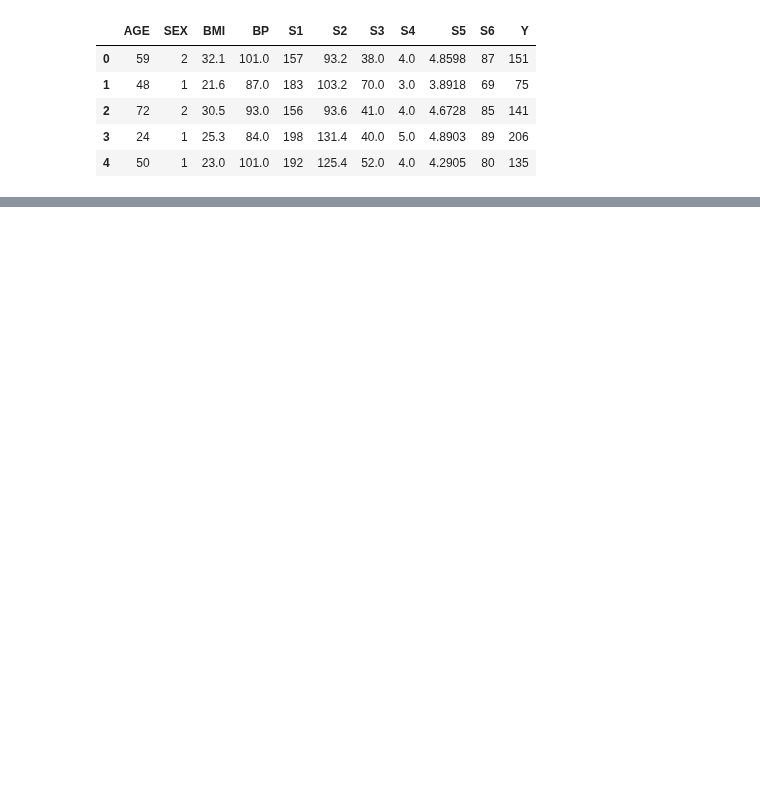
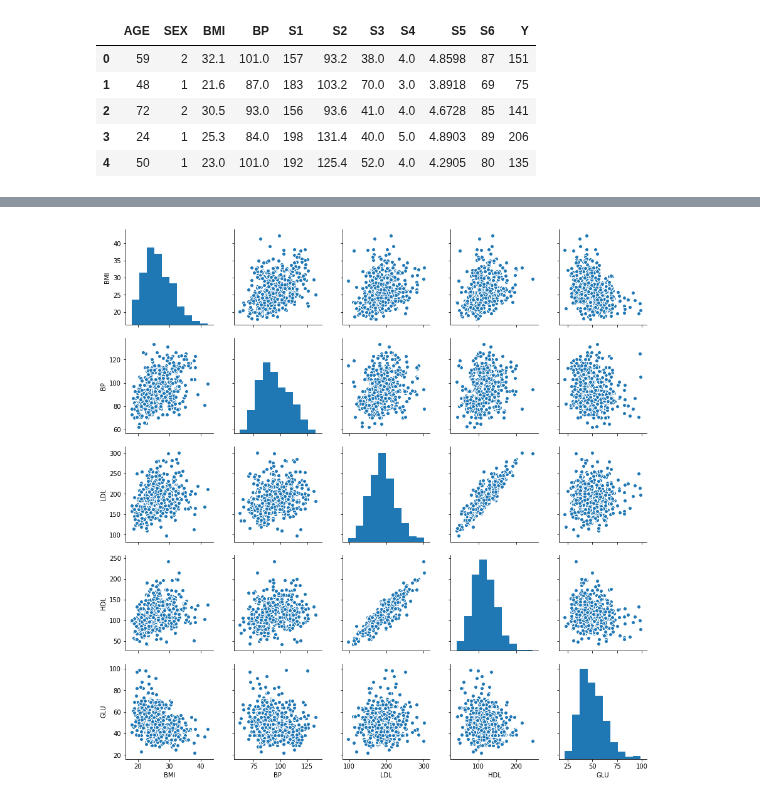
Before and after one commit to LucasSugi/data-science, a Jupyter notebook: pratica_3/pratica_3_9293286_9293251.ipynb, the cells around one changed output, grey strips where cells are left out. Drawn from its saved outputs; the diff is of its cells as text; code cells hidden in the pictures; blank space fills up the shorter version.

```diff
--- a/pratica_3/pratica_3_9293286_9293251.ipynb
+++ b/pratica_3/pratica_3_9293286_9293251.ipynb
@@ -68,0 +141,5 @@ plt.show()
+# %%
+sns.pairplot(data=diabete.iloc[:,0:5])
+plt.show()
+# %% [output]
+[figure, added]
```
Also changed, not shown: parts of 10 cells of this notebook.
